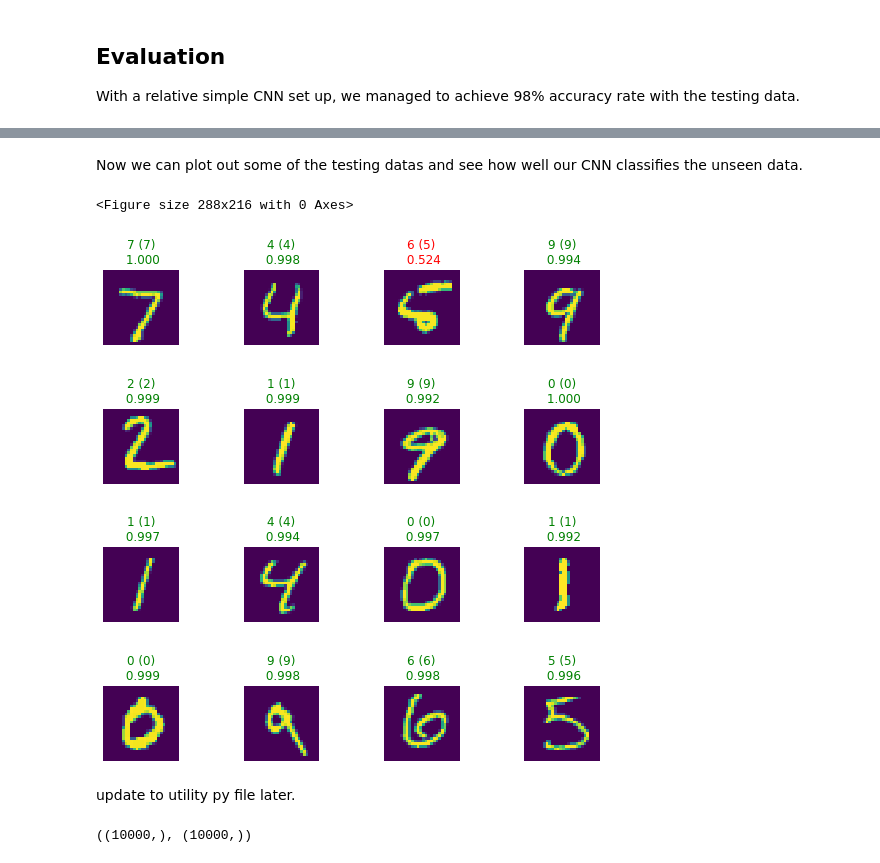
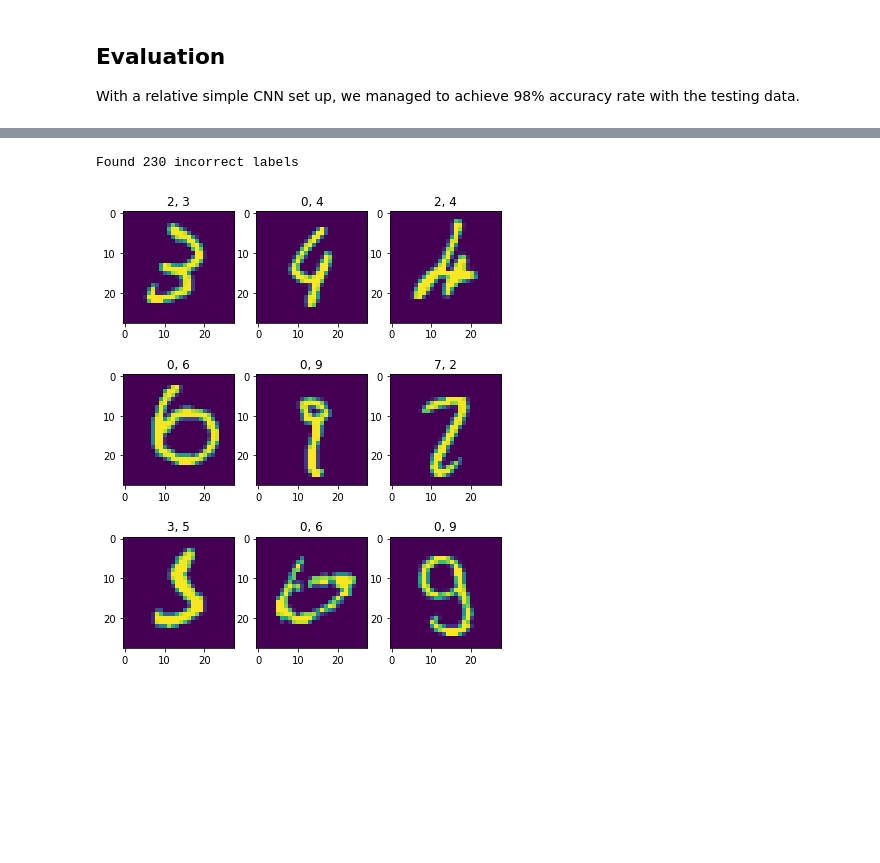
Before and after one commit to MingSheng92/CNN, a Jupyter notebook: Sequential_MNIST_CNN_example.ipynb, the cells around one changed output, grey strips where cells are left out. Cells and saved outputs as stored; diff of their text form; code cells hidden in the pictures; blank space fills up the shorter version.

```diff
--- a/Sequential_MNIST_CNN_example.ipynb
+++ b/Sequential_MNIST_CNN_example.ipynb
@@ -157,17 +169,9 @@ Test accuracy: 0.9819
-# %% [markdown]
-Now we can plot out some of the testing datas and see how well our CNN classifies the unseen data.
-# %%
-plot_predictions(np.squeeze(x_test[:16]), NN.CNN_model.predict(x_test[:16]), y_test[:16].argmax(axis=1), dataset)
-# %% [output]
-<Figure size 288x216 with 0 Axes>
-[figure, removed]
-# %% [markdown]
-update to utility py file later.
 # %%
 predicted_classes = NN.CNN_model.predict(x_test)
 predicted_classes = np.argmax(np.round(predicted_classes),axis=1)
 test_labels = np.argmax(y_test, axis=1)
+
+plot_predictions(dataset, x_test, predicted_classes, test_labels, False)
+# %% [output]
+Found 230 incorrect labels
+[figure, added]
-# %%
-predicted_classes.shape, test_labels.shape
-# %% [output]
-((10000,), (10000,))
```
Also changed, not shown: parts of 9 cells of this notebook.
